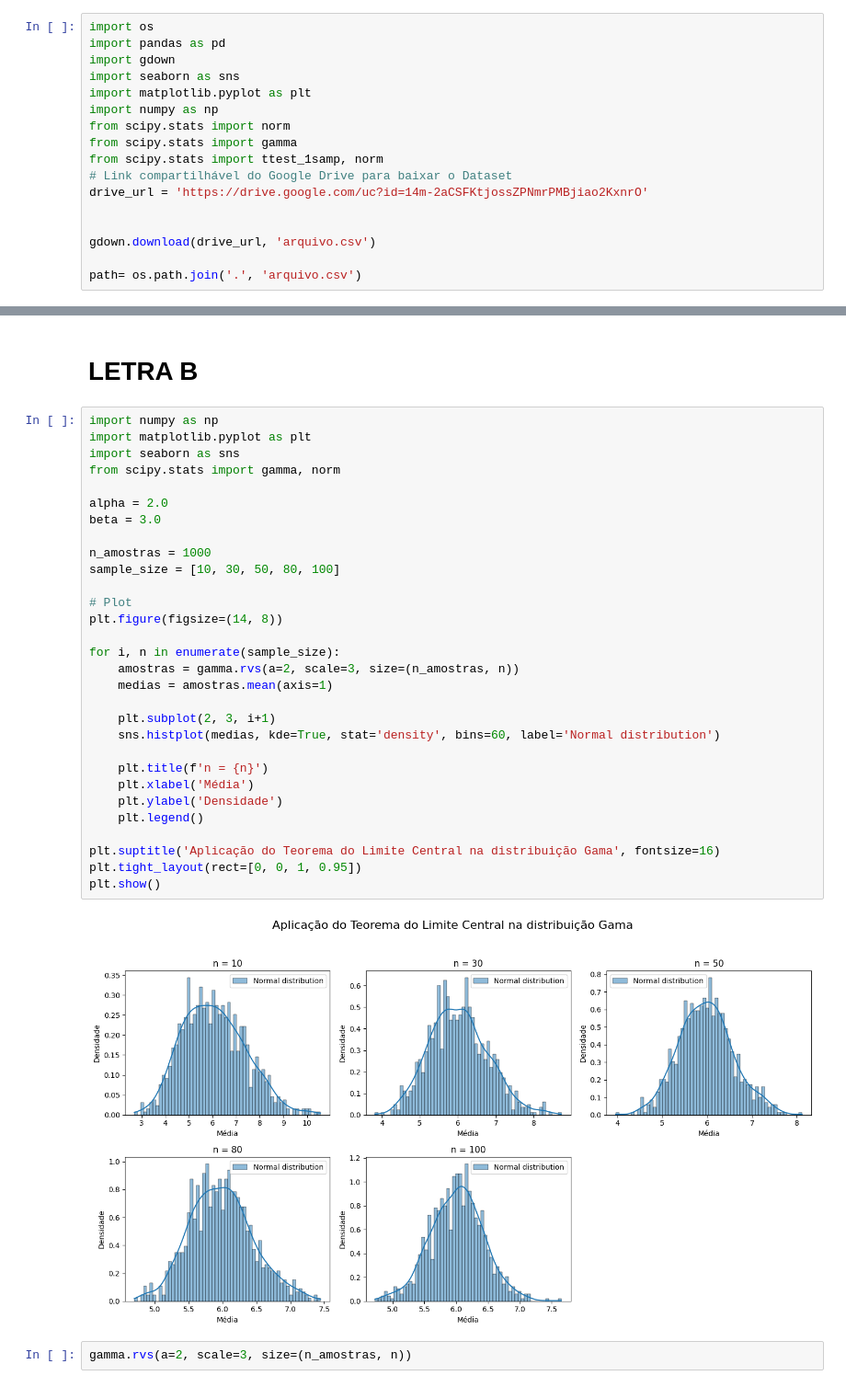
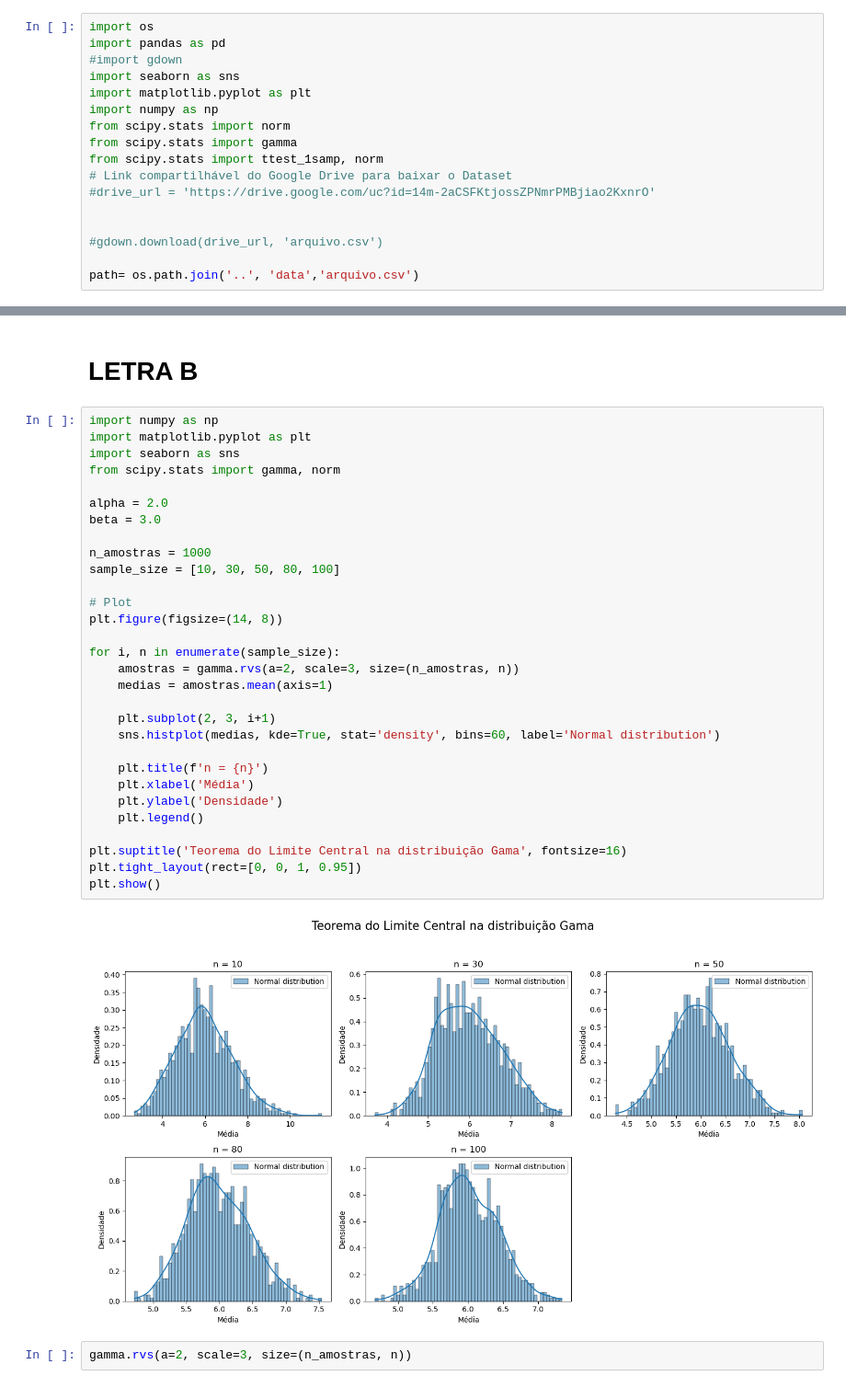
Before and after one commit to ectormgl/computational-intelligence, a Jupyter notebook: atv-3/ATV_3.ipynb, the cells around one changed output, grey strips where cells are left out. Shown at 92% size. Cells and saved outputs as stored; diff of their text form.

```diff
--- a/atv-3/ATV_3.ipynb
+++ b/atv-3/ATV_3.ipynb
@@ -1,7 +16,7 @@
 # %%
 import os
 import pandas as pd
-import gdown
+#import gdown
 import seaborn as sns
 import matplotlib.pyplot as plt
 import numpy as np
@@ -9,9 +24,9 @@ from scipy.stats import norm
 from scipy.stats import gamma
 from scipy.stats import ttest_1samp, norm
 # Link compartilhável do Google Drive para baixar o Dataset
-drive_url = 'https://drive.google.com/uc?id=14m-2aCSFKtjossZPNmrPMBjiao2KxnrO'
+#drive_url = 'https://drive.google.com/uc?id=14m-2aCSFKtjossZPNmrPMBjiao2KxnrO'
 
 
-gdown.download(drive_url, 'arquivo.csv')
+#gdown.download(drive_url, 'arquivo.csv')
 
-path= os.path.join('.', 'arquivo.csv')
+path= os.path.join('..', 'data','arquivo.csv')
@@ -120,35 +131,35 @@ print(f'{(norm.cdf(z_score(X, media_populacao, desvio_populacao)))*100:.2f}', "%
 # %%
 import numpy as np
 import matplotlib.pyplot as plt
 import seaborn as sns
 from scipy.stats import gamma, norm
 
 alpha = 2.0
 beta = 3.0
 
 n_amostras = 1000
 sample_size = [10, 30, 50, 80, 100]
 
 # Plot
 plt.figure(figsize=(14, 8))
 
 for i, n in enumerate(sample_size):
     amostras = gamma.rvs(a=2, scale=3, size=(n_amostras, n))
     medias = amostras.mean(axis=1)
 
     plt.subplot(2, 3, i+1)
     sns.histplot(medias, kde=True, stat='density', bins=60, label='Normal distribution')
 
     plt.title(f'n = {n}')
     plt.xlabel('Média')
     plt.ylabel('Densidade')
     plt.legend()
 
-plt.suptitle('Aplicação do Teorema do Limite Central na distribuição Gama', fontsize=16)
+plt.suptitle('Teorema do Limite Central na distribuição Gama', fontsize=16)
 plt.tight_layout(rect=[0, 0, 1, 0.95])
 plt.show()
 # %% [output]
-[figure, old version]
+[figure, new version]
 # %%
 gamma.rvs(a=2, scale=3, size=(n_amostras, n))
 # %% [output]
```
Also changed, not shown: parts of 2 cells of this notebook.
